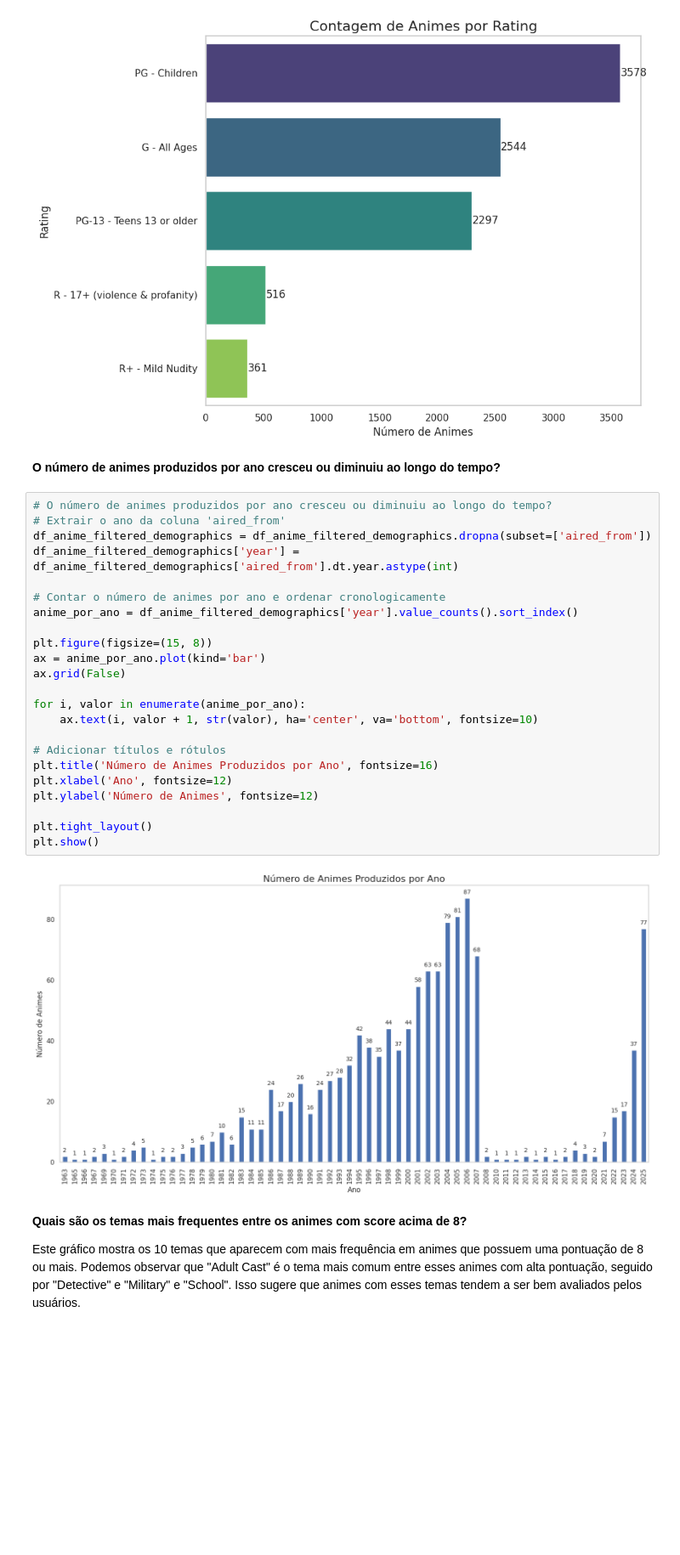
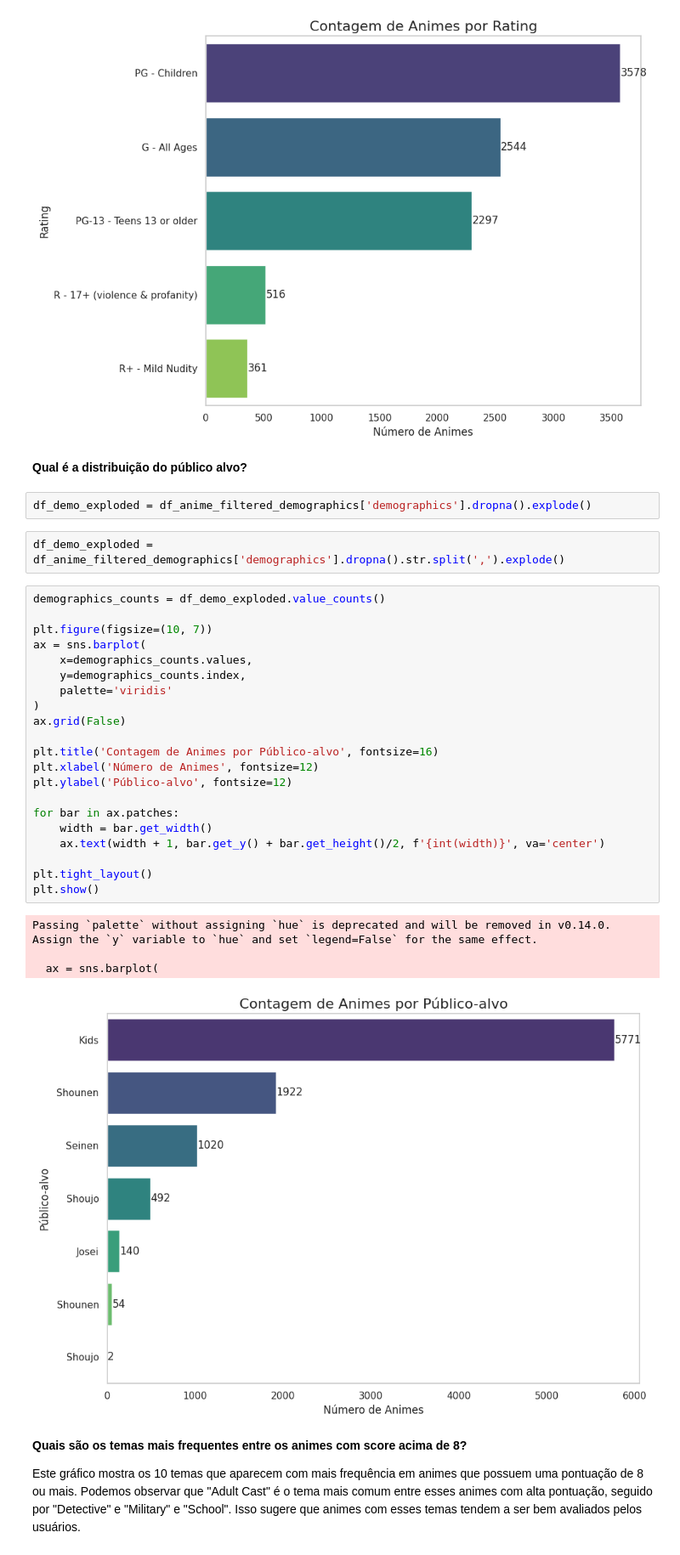
Before and after one commit to Lariiuki/Aprendizado-de-maquina, a Jupyter notebook: Projeto_DeepLearning_Grupo12.ipynb, the cells around one changed output. Shown at 85% size. Saved outputs shown, nothing was run; the diff lists cells and outputs as text; blank space fills up the shorter version.

```diff
--- a/Projeto_DeepLearning_Grupo12.ipynb
+++ b/Projeto_DeepLearning_Grupo12.ipynb
@@ -1012,33 +1012,38 @@ Passing `palette` without assigning `hue` is deprecated and will be removed in v
 
   ax = sns.barplot(
 [figure]
-# %% [markdown]
-**O número de animes produzidos por ano cresceu ou diminuiu ao longo do tempo?**
-# %%
-# O número de animes produzidos por ano cresceu ou diminuiu ao longo do tempo?
-# Extrair o ano da coluna 'aired_from'
-df_anime_filtered_demographics = df_anime_filtered_demographics.dropna(subset=['aired_from'])
-df_anime_filtered_demographics['year'] = df_anime_filtered_demographics['aired_from'].dt.year.astype(int)
-
-# Contar o número de animes por ano e ordenar cronologicamente
-anime_por_ano = df_anime_filtered_demographics['year'].value_counts().sort_index()
-
-plt.figure(figsize=(15, 8))
-ax = anime_por_ano.plot(kind='bar')
-ax.grid(False)
-
-for i, valor in enumerate(anime_por_ano):
-    ax.text(i, valor + 1, str(valor), ha='center', va='bottom', fontsize=10)
-
-# Adicionar títulos e rótulos
-plt.title('Número de Animes Produzidos por Ano', fontsize=16)
-plt.xlabel('Ano', fontsize=12)
-plt.ylabel('Número de Animes', fontsize=12)
-
-plt.tight_layout()
-plt.show()
-# %% [output]
-[figure, removed]
+# %% [markdown]
+**Qual é a distribuição do público alvo?**
+# %%
+df_demo_exploded = df_anime_filtered_demographics['demographics'].dropna().explode()
+# %%
+df_demo_exploded = df_anime_filtered_demographics['demographics'].dropna().str.split(',').explode()
+# %%
+demographics_counts = df_demo_exploded.value_counts()
+
+plt.figure(figsize=(10, 7))
+ax = sns.barplot(
+    x=demographics_counts.values,
+    y=demographics_counts.index,
+    palette='viridis'
+)
+ax.grid(False)
+
+plt.title('Contagem de Animes por Público-alvo', fontsize=16)
+plt.xlabel('Número de Animes', fontsize=12)
+plt.ylabel('Público-alvo', fontsize=12)
+
+for bar in ax.patches:
+    width = bar.get_width()
+    ax.text(width + 1, bar.get_y() + bar.get_height()/2, f'{int(width)}', va='center')
+
+plt.tight_layout()
+plt.show()
+# %% [output]
+Passing `palette` without assigning `hue` is deprecated and will be removed in v0.14.0. Assign the `y` variable to `hue` and set `legend=False` for the same effect.
+
+  ax = sns.barplot(
+[figure, added]
 # %% [markdown]
 **Quais são os temas mais frequentes entre os animes com score acima de 8?**
 
```
Also changed, not shown: parts of 5 cells of this notebook.
